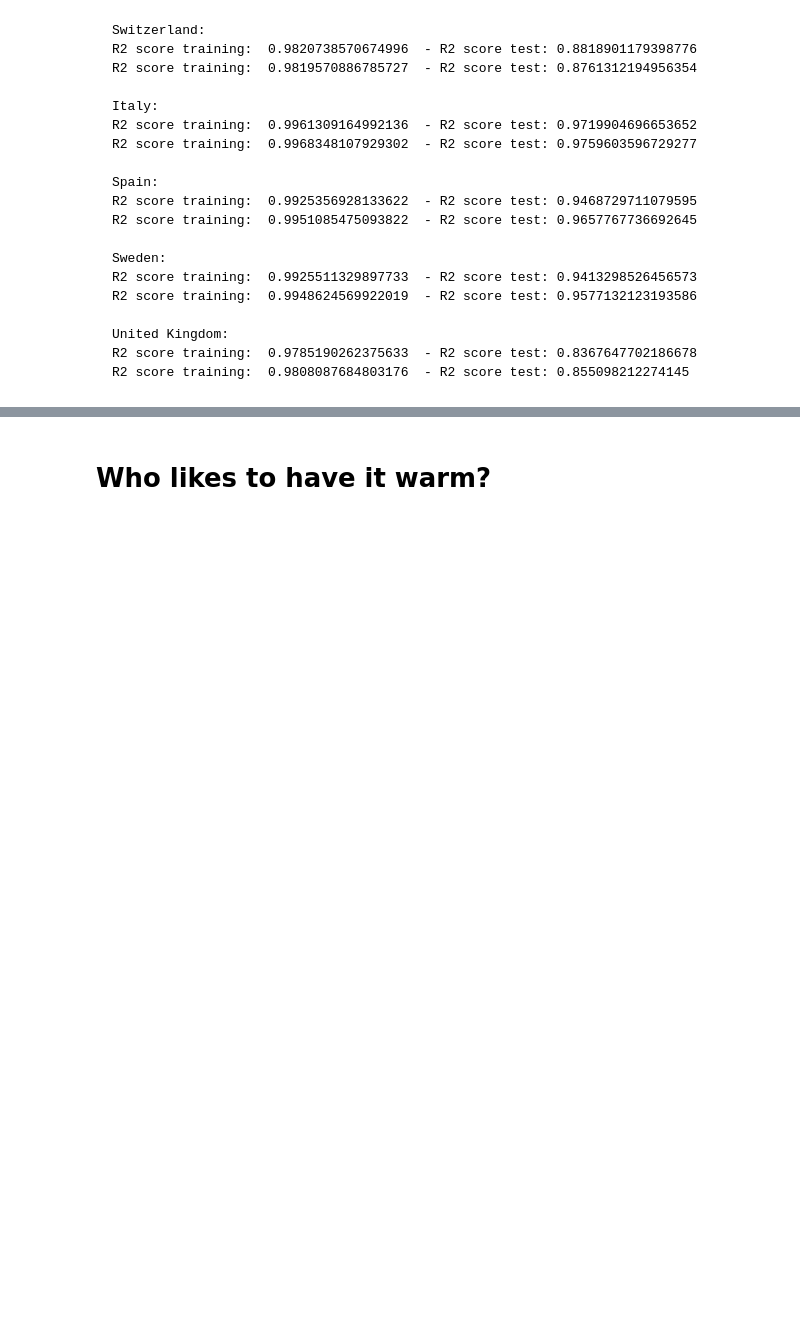
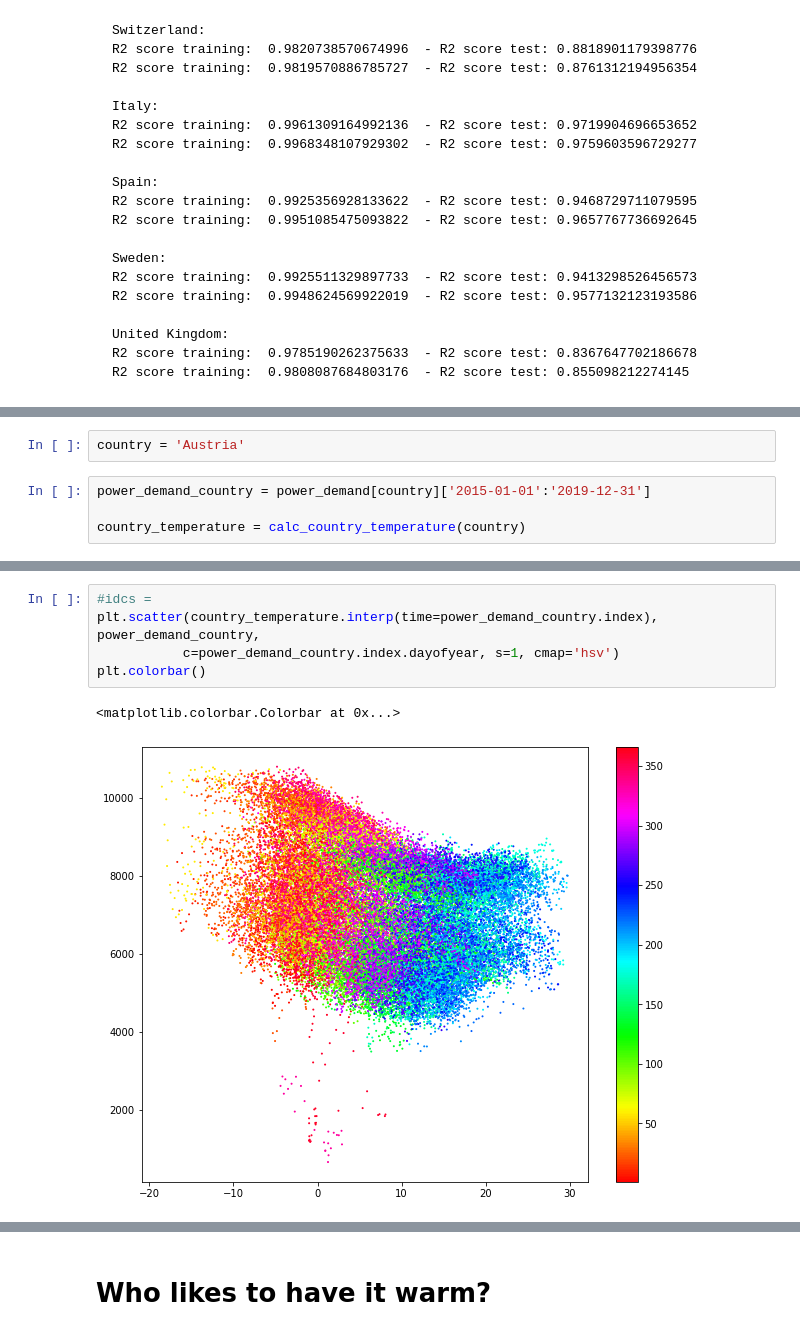
Before and after one commit to inwe-boku/lecture-scientific-computing, a Jupyter notebook: lecture08-xarray/lecture08.ipynb, the cells around one changed output, grey strips where cells are left out. Drawn from its saved outputs; the diff is of its cells as text; blank space fills up the shorter version.

```diff
--- a/lecture08-xarray/lecture08.ipynb
+++ b/lecture08-xarray/lecture08.ipynb
@@ -418,0 +595,6 @@ R2 score training:  0.9808087684803176  - R2 score test: 0.855098212274145
+# %%
+country = 'Austria'
+# %%
+power_demand_country = power_demand[country]['2015-01-01':'2019-12-31']
+
+country_temperature = calc_country_temperature(country)
@@ -418,0 +624,8 @@ R2 score training:  0.9808087684803176  - R2 score test: 0.855098212274145
+# %%
+#idcs =
+plt.scatter(country_temperature.interp(time=power_demand_country.index), power_demand_country,
+           c=power_demand_country.index.dayofyear, s=1, cmap='hsv')
+plt.colorbar()
+# %% [output]
+<matplotlib.colorbar.Colorbar at 0x...>
+[figure, added]
```
Also changed, not shown: parts of 52 cells of this notebook.
